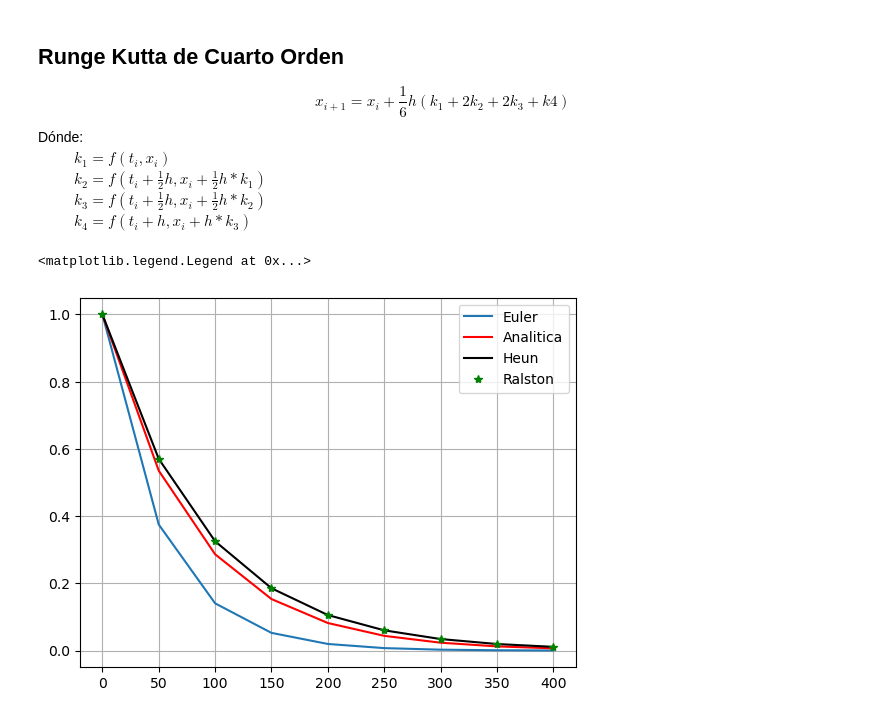
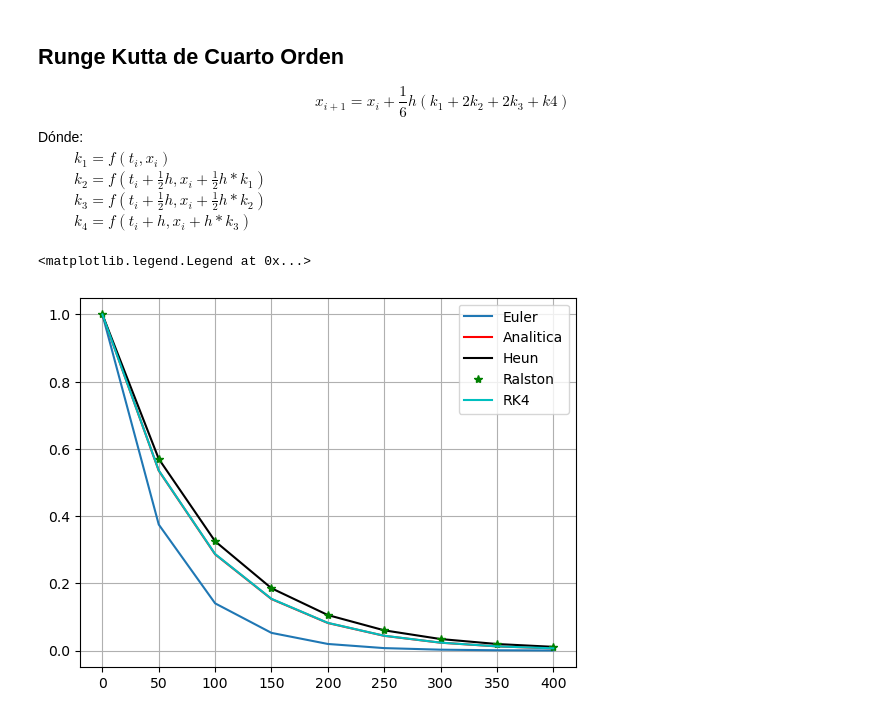
Before and after one commit to cjuarezramos/MMS2026, a Jupyter notebook: ejemplo0820_masaamortiguador_euler.ipynb, the cells around one changed output. Cells and saved outputs as stored; diff of their text form; code cells hidden in the pictures.

```diff
--- a/ejemplo0820_masaamortiguador_euler.ipynb
+++ b/ejemplo0820_masaamortiguador_euler.ipynb
@@ -88,14 +88,30 @@ $\hspace{1cm} k_1 = f(t_i,x_i) $
 $\hspace{1cm} k_2 = f(t_i+\frac{1}{2}h,x_i+\frac{1}{2}h*k_1) $
 $\hspace{1cm} k_3 = f(t_i+\frac{1}{2}h,x_i+\frac{1}{2}h*k_2) $
 $\hspace{1cm} k_4 = f(t_i+h,x_i+h*k_3) $
+# %%
+v_rk4 = np.zeros(len(t))
+v_rk4[0] = v0
+for i in range(len(t)-1):
+    k1 = f(t[i],v_rk4[i])
+    ttemp = t[i]+1/2*h
+    xtemp = v_rk4[i]+1/2*h*k1
+    k2 = f(ttemp,xtemp)
+    ttemp = t[i]+1/2*h
+    xtemp = v_rk4[i]+1/2*h*k2
+    k3 = f(ttemp,xtemp)
+    ttemp = t[i]+h
+    xtemp = v_rk4[i]+h*k3
+    k4 = f(ttemp,xtemp)
+    v_rk4[i+1] = v_rk4[i] + 1/6*h*(k1+2*k2+2*k3+k4)
 # %%
 # gràfico
 plt.plot(t,v)
 plt.plot(t,v_real,'r')
 plt.plot(t,v_heun,'k')
 plt.plot(t,v_ralston,'*g')
+plt.plot(t,v_rk4,'c')
 plt.grid('on')
-plt.legend(['Euler','Analitica','Heun','Ralston'])
+plt.legend(['Euler','Analitica','Heun','Ralston','RK4'])
 # %% [output]
 <matplotlib.legend.Legend at 0x...>
-[figure, old version]
+[figure, new version]
```
